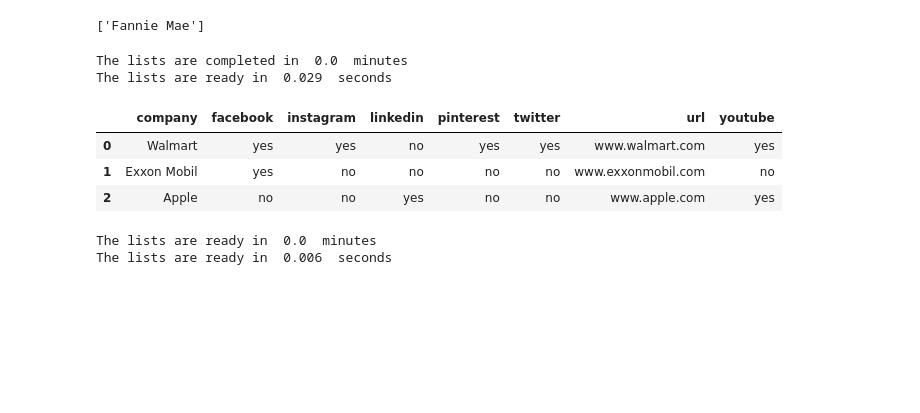
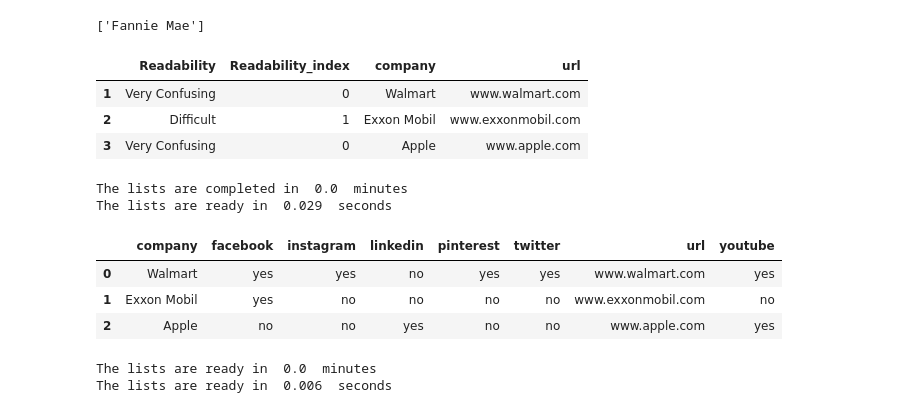
Before and after one commit to danaiav/thesis_msc_business_analytics, a Jupyter notebook: Metrics of successful sites and companies.ipynb, the cells around one changed output. Cells and saved outputs as stored; diff of their text form; code cells hidden in the pictures; blank space fills up the shorter version.

Commit message:
Add code for html readability

```diff
--- a/Metrics of successful sites and companies.ipynb
+++ b/Metrics of successful sites and companies.ipynb
@@ -144,6 +144,46 @@ def not_downloadables (list500_names,list_company_name):
 not_downloadables (list500_names,list_company_name)
 # %% [output]
 ['Fannie Mae']
+# %%
+#Now we will perfom a reliability test for the text that is included in the html code of the company's page
+from pattern import metrics
+readability = []
+rdb = []
+for i in range (len(list500_names)):
+    myHTML = list500_sites[i]
+    a = metrics.flesch_reading_ease(myHTML) * 100
+    a = round (a, 1)
+    if a > 90:
+        readability.insert(i,"Very easy")
+        rdb.insert(i,6)
+    elif a > 80:
+        readability.insert(i,"Easy")
+        rdb.insert(i,5)
+    elif a > 70:
+        readability.insert(i,"Fairly easy")
+        rdb.insert(i,4)
+    elif a > 60:
+        readability.insert(i,"Standard")
+        rdb.insert(i,3)
+    elif a > 50:
+        readability.insert(i,"Fairly difficult")
+        rdb.insert(i,2)
+    elif a > 30:
+        readability.insert(i,"Difficult")
+        rdb.insert(i,1)
+    else:
+        readability.insert(i,"Very Confusing")
+        rdb.insert(i,0)
+# %%
+d11 = {'company' : pd.Series(list500_names, index=[list500_num]),'url' : pd.Series(list500_url, index=[list500_num]),
+      'Readability' : pd.Series(readability, index=[list500_num]),'Readability_index' : pd.Series(rdb, index=[list500_num])}
+fre = pd.DataFrame(d11)
+fre.head(3) #we see the first 3 in the data frame
+# %% [output]
+|  | Readability | Readability_index | company | url |
+| 1 | Very Confusing | 0 | Walmart | www.walmart.com |
+| 2 | Difficult | 1 | Exxon Mobil | www.exxonmobil.com |
+| 3 | Very Confusing | 0 | Apple | www.apple.com |
 # %%
 #Retreiving the social media from each site
 #First create empty lists for the ones that we will need to calculate
```
Also changed, not shown: parts of 16 cells of this notebook.
